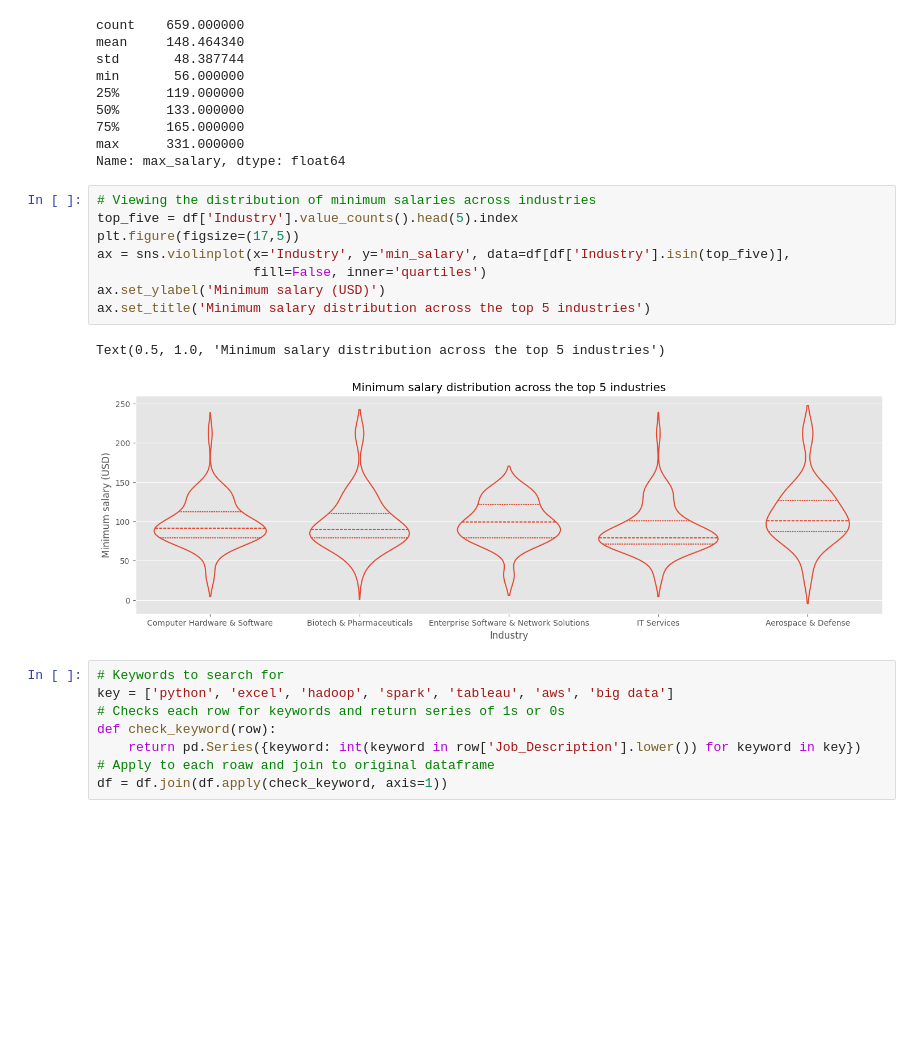
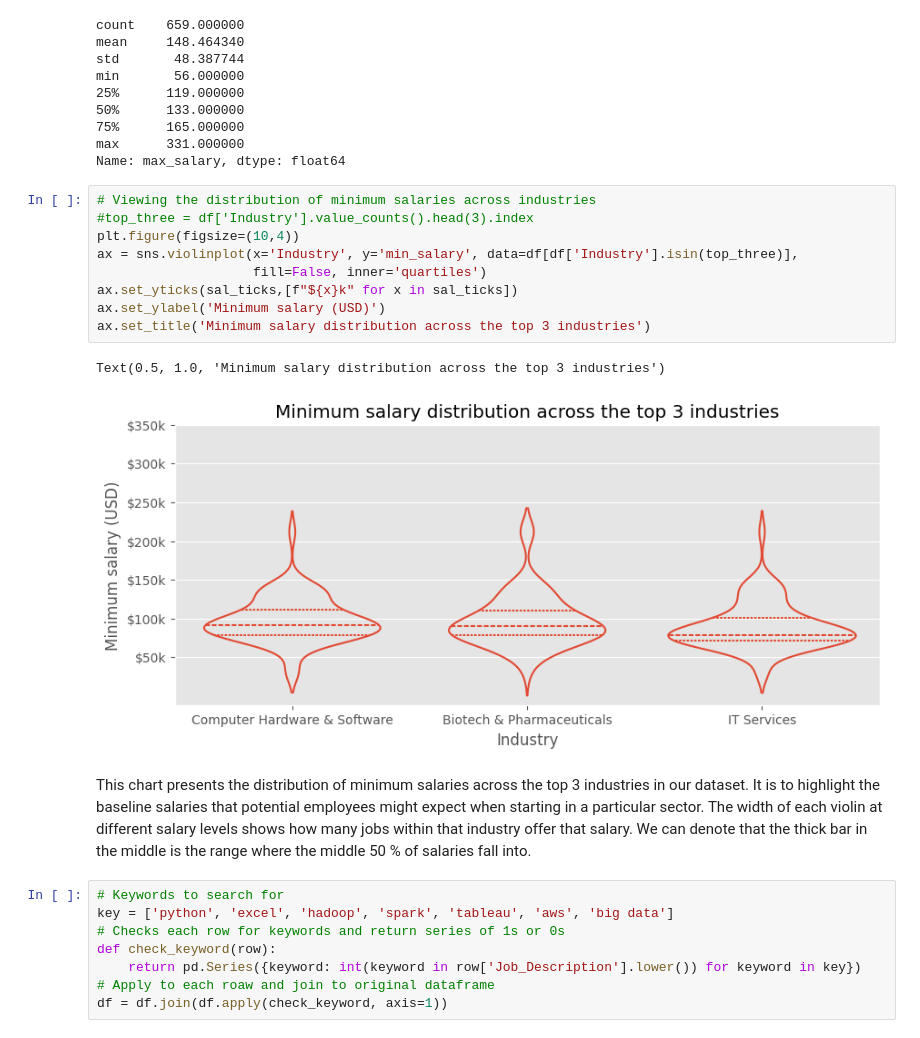
Before and after one commit to AngelX62/Data-Science-Job-Clean, a Jupyter notebook: Data_Science.ipynb, the cells around one changed output. Drawn from its saved outputs; the diff is of its cells as text; blank space fills up the shorter version.

Commit message:
added description on plot

```diff
--- a/Data_Science.ipynb
+++ b/Data_Science.ipynb
@@ -393,15 +395,18 @@ max      331.000000
 Name: max_salary, dtype: float64
 # %%
 # Viewing the distribution of minimum salaries across industries
-top_five = df['Industry'].value_counts().head(5).index
-plt.figure(figsize=(17,5))
-ax = sns.violinplot(x='Industry', y='min_salary', data=df[df['Industry'].isin(top_five)],
+#top_three = df['Industry'].value_counts().head(3).index
+plt.figure(figsize=(10,4))
+ax = sns.violinplot(x='Industry', y='min_salary', data=df[df['Industry'].isin(top_three)],
                     fill=False, inner='quartiles')
+ax.set_yticks(sal_ticks,[f"${x}k" for x in sal_ticks])
 ax.set_ylabel('Minimum salary (USD)')
-ax.set_title('Minimum salary distribution across the top 5 industries')
+ax.set_title('Minimum salary distribution across the top 3 industries')
 # %% [output]
-Text(0.5, 1.0, 'Minimum salary distribution across the top 5 industries')
+Text(0.5, 1.0, 'Minimum salary distribution across the top 3 industries')
-[figure, old version]
+[figure, new version]
+# %% [markdown]
+This chart presents the distribution of minimum salaries across the top 3 industries in our dataset. It is to highlight the baseline salaries that potential employees might expect when starting in a particular sector. The width of each violin at different salary levels shows how many jobs within that industry offer that salary. We can denote that the thick bar in the middle is the range where the middle 50 % of salaries fall into.
 # %%
 # Keywords to search for
 key = ['python', 'excel', 'hadoop', 'spark', 'tableau', 'aws', 'big data']
```
Also changed, not shown: parts of 1 cell of this notebook.
